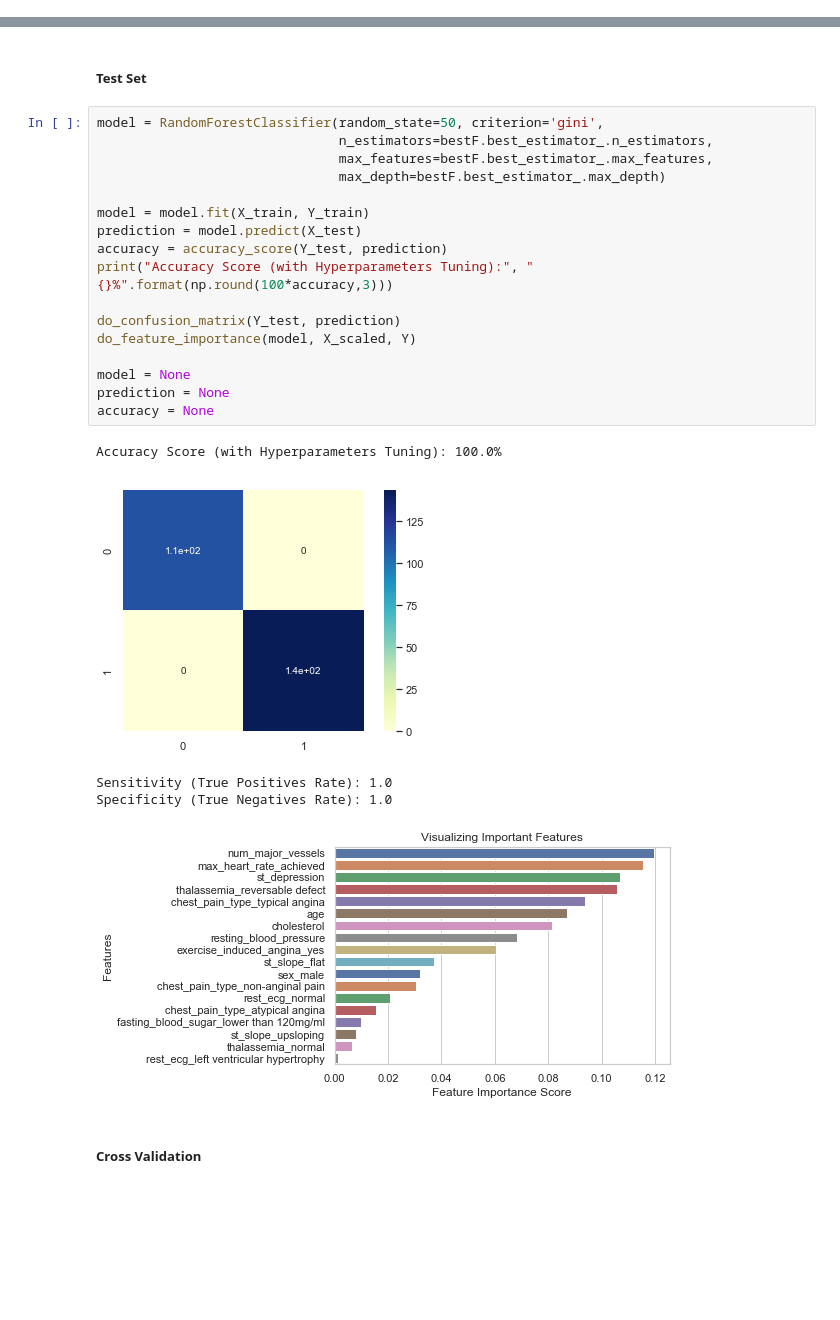
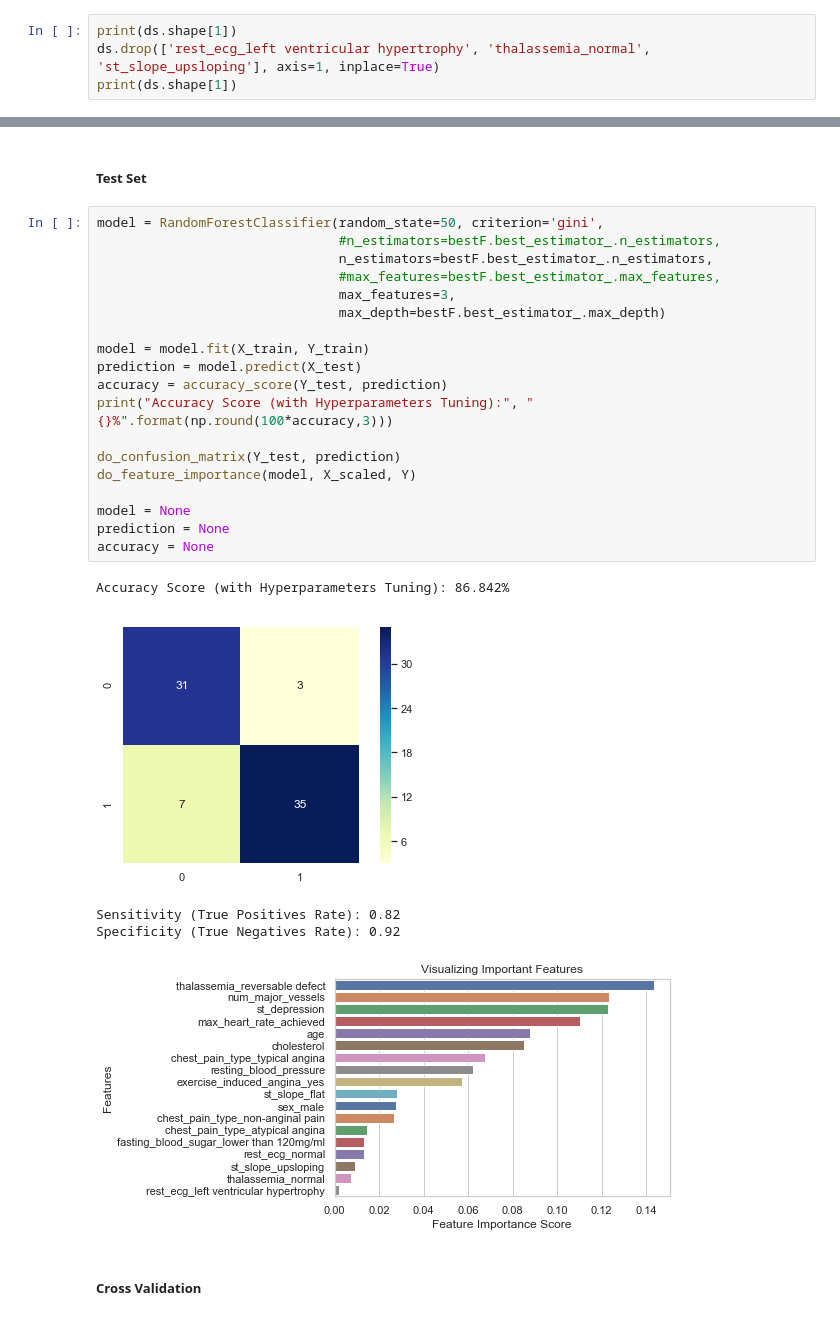
Before and after one commit to alessiogilardi/heart-disease-data-analysis-project, a Jupyter notebook: random_forest_big_dataset_final.ipynb, the cells around one changed output, grey strips where cells are left out. Drawn from its saved outputs; the diff is of its cells as text; blank space fills up the shorter version.

```diff
--- a/random_forest_big_dataset_final.ipynb
+++ b/random_forest_big_dataset_final.ipynb
@@ -297,0 +316,4 @@ for c in ds.columns:
+# %%
+print(ds.shape[1])
+ds.drop(['rest_ecg_left ventricular hypertrophy', 'thalassemia_normal', 'st_slope_upsloping'], axis=1, inplace=True)
+print(ds.shape[1])
@@ -490,27 +520,29 @@ n_estimators :  64
 ##### Test Set
 # %%
 model = RandomForestClassifier(random_state=50, criterion='gini',
+                               #n_estimators=bestF.best_estimator_.n_estimators,
                                n_estimators=bestF.best_estimator_.n_estimators,
-                               max_features=bestF.best_estimator_.max_features,
+                               #max_features=bestF.best_estimator_.max_features,
+                               max_features=3,
                                max_depth=bestF.best_estimator_.max_depth)
 
 model = model.fit(X_train, Y_train)
 prediction = model.predict(X_test)
 accuracy = accuracy_score(Y_test, prediction)
 print("Accuracy Score (with Hyperparameters Tuning):", "{}%".format(np.round(100*accuracy,3)))
 
 do_confusion_matrix(Y_test, prediction)
 do_feature_importance(model, X_scaled, Y)
 
 model = None
 prediction = None
 accuracy = None
 # %% [output]
-Accuracy Score (with Hyperparameters Tuning): 100.0%
+Accuracy Score (with Hyperparameters Tuning): 86.842%
-[figure, old version]
+[figure, new version]
-Sensitivity (True Positives Rate): 1.0
-Specificity (True Negatives Rate): 1.0
+Sensitivity (True Positives Rate): 0.82
+Specificity (True Negatives Rate): 0.92
-[figure, old version]
+[figure, new version]
 # %% [markdown]
 ##### Cross Validation
 # %%
```
Also changed, not shown: parts of 21 cells of this notebook, 1 other file.
